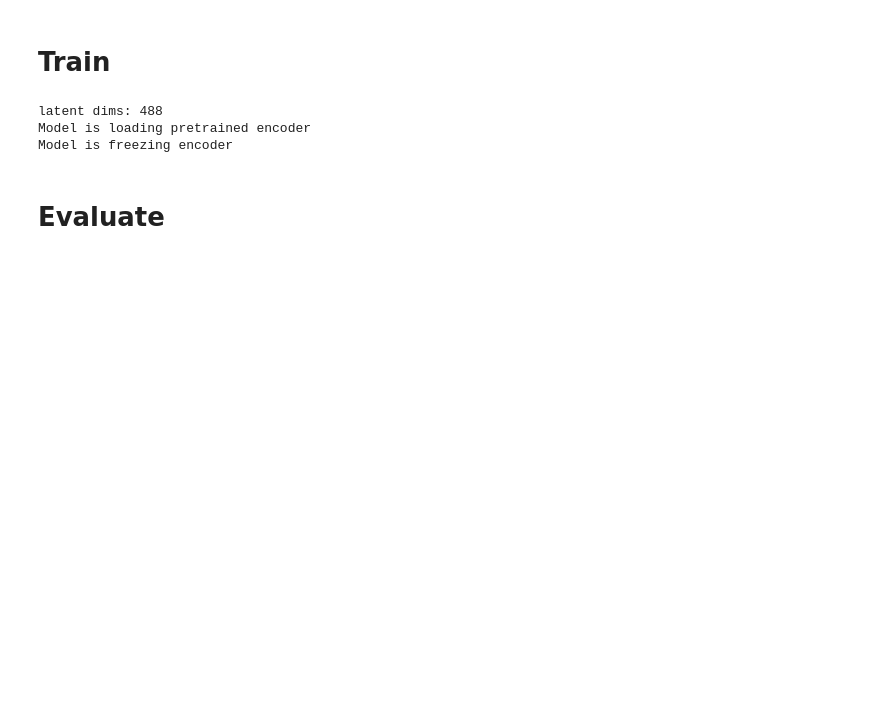
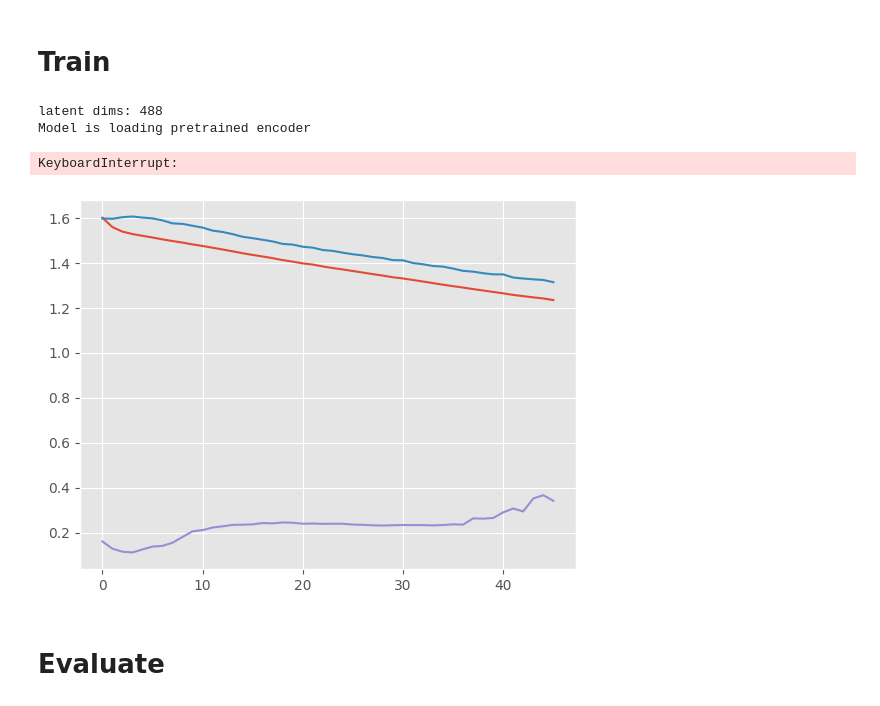
Before and after one commit to Musa-Azeem/eating-detection, a Jupyter notebook: encoderclassifier.ipynb, the cells around one changed output. Drawn from its saved outputs; the diff is of its cells as text; code cells hidden in the pictures; blank space fills up the shorter version.

Commit message:
regnet classifier

```diff
--- a/encoderclassifier.ipynb
+++ b/encoderclassifier.ipynb
@@ -37,7 +37,7 @@ nursing_trainloader, nursing_testloader = load_nursing_5_class(
 # %% [markdown]
 # Train
 # %%
-autoendoer_dir = Path('dev/9_regnet-mae/dev/RegNetMAE_lossfn-MSELoss_win3901_stride3901_so4_d1_w64_b1_g2_p0.1_ntl2_nth2_dmodel128_maskpct0.0')
+autoendoer_dir = Path('dev/9_regnet-mae/dev/RegNetMAE_lossfn-MSELoss_win3901_stride3901_so4_d1_w64_b1_g2_p0.1_ntl2_nth2_dmodel128_maskpct0.5')
 weights_file = autoendoer_dir / 'best_model.pt'
 freeze = True
 CONFIG = json.load((autoendoer_dir / 'config.json').open())
@@ -57,15 +57,46 @@ model = RegNetClassifier(
     nhead=2,
     maskpct=CONFIG['MASKPCT'],
     weights_file=weights_file,
-    freeze=freeze
+    freeze=False
 ).to('cuda:1')
 
 optimizer = torch.optim.Adam(model.parameters(), lr=3e-4)
-criterion = nn.BCEWithLogitsLoss()
+criterion = nn.CrossEntropyLoss()
 # %% [output]
 latent dims: 488
 Model is loading pretrained encoder
-Model is freezing encoder
+# %%
+pretrained = 'pretrained' if weights_file else 'random'
+frozen = 'frozen' if freeze else 'unfrozen'
+outdir = (
+    f'{str(type(model)).split(".")[-1][:-2]}'
+    f'_lossfn-{str(type(criterion)).split(".")[-1][:-2]}'
+    f"_win{CONFIG['WINDOW_SIZE']}"
+    f"_stride{CONFIG['WINDOW_STRIDE']}"
+    f"_so{model.stem_out_c}_d{model.d_str}_w{model.w_str}"
+    f"_b{model.b}_g{model.g}"
+    f'_p{p_dropout}'
+    f'_ntl{model.autoencoder_params["ntrans"]}'
+    f'_nth{model.autoencoder_params["nhead"]}'
+    f'_dmodel{model.autoencoder_params["d_model"]}'
+    f'_maskpct{model.autoencoder_params["maskpct"]}'
+    f'_{pretrained}_{frozen}'
+)
+optimization_loop_multi_class(
+    model,
+    nursing_trainloader,
+    nursing_testloader,
+    criterion,
+    optimizer,
+    epochs=2500,
+    patience=500,
+    device='cuda:1',
+    outdir=f'dev/9_regnet-mae/classifiers/dev', #{outdir}',
+    # writer=f'runs/9_regnet-mae-classifiers/{outdir}'
+)
+# %% [output]
+KeyboardInterrupt:
+[figure, added]
 # %%
 import matplotlib.pyplot as plt
 
```
Also changed, not shown: parts of 1 cell of this notebook, 6 other files.
